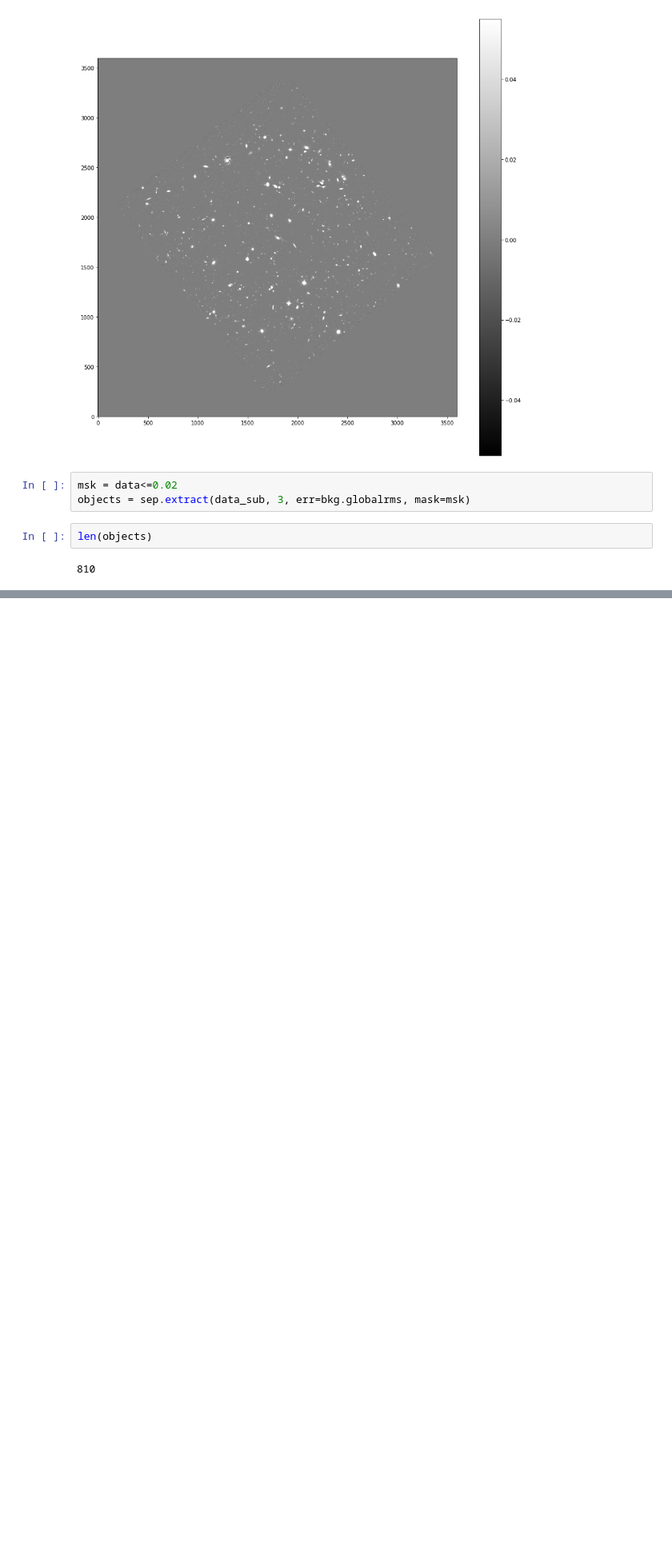
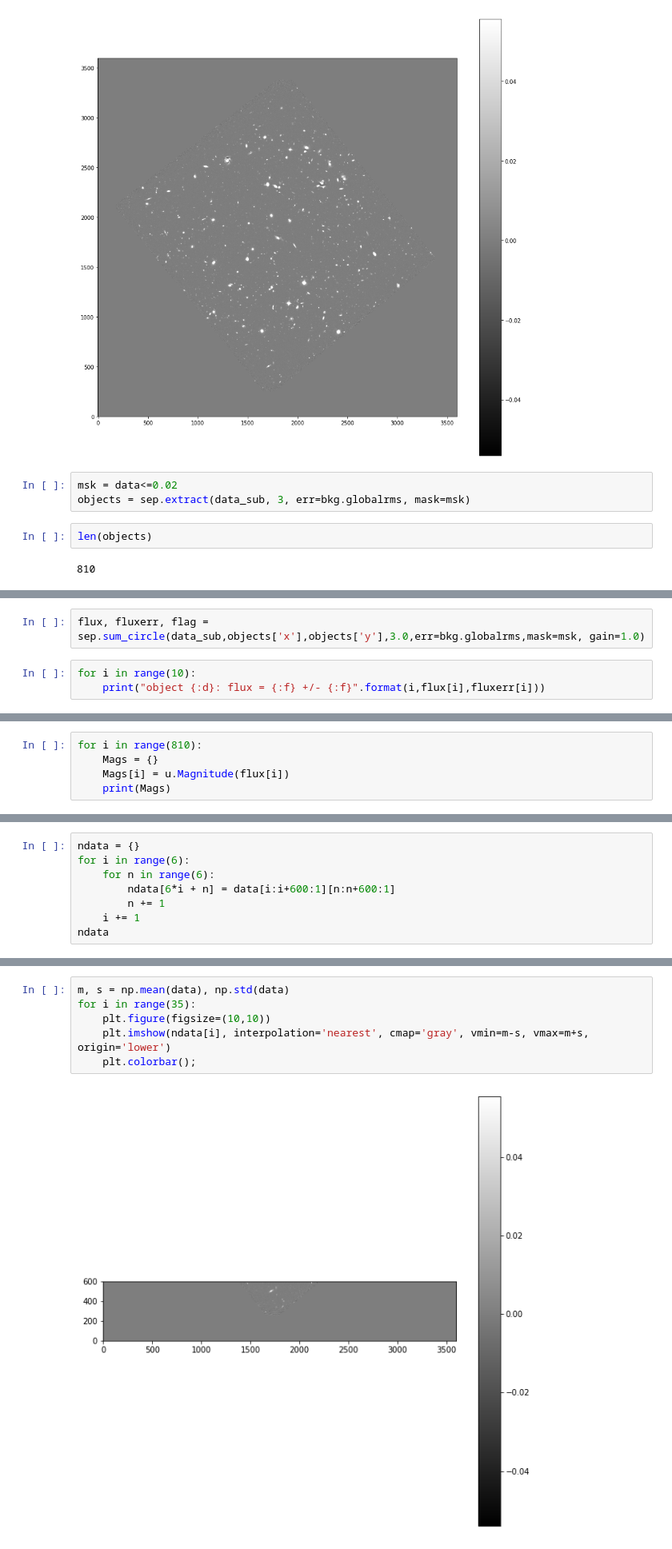
Before and after one commit to tiseever/ASTR_119_Final_Project, a Jupyter notebook: Test_Source_Detection.ipynb, the cells around one changed output, grey strips where cells are left out. Shown at 80% size. Saved outputs shown, nothing was run; the diff lists cells and outputs as text; blank space fills up the shorter version.

```diff
--- a/Test_Source_Detection.ipynb
+++ b/Test_Source_Detection.ipynb
@@ -80,0 +83,5 @@ for i in range(len(objects)):
+# %%
+flux, fluxerr, flag = sep.sum_circle(data_sub,objects['x'],objects['y'],3.0,err=bkg.globalrms,mask=msk, gain=1.0)
+# %%
+for i in range(10):
+    print("object {:d}: flux = {:f} +/- {:f}".format(i,flux[i],fluxerr[i]))
@@ -80,0 +99,5 @@ for i in range(len(objects)):
+# %%
+for i in range(810):
+    Mags = {}
+    Mags[i] = u.Magnitude(flux[i])
+    print(Mags)
@@ -80,0 +130,8 @@ for i in range(len(objects)):
+# %%
+ndata = {}
+for i in range(6):
+    for n in range(6):
+        ndata[6*i + n] = data[i:i+600:1][n:n+600:1]
+        n += 1
+    i += 1
+ndata
@@ -80,0 +156,8 @@ for i in range(len(objects)):
+# %%
+m, s = np.mean(data), np.std(data)
+for i in range(35):
+    plt.figure(figsize=(10,10))
+    plt.imshow(ndata[i], interpolation='nearest', cmap='gray', vmin=m-s, vmax=m+s, origin='lower')
+    plt.colorbar();
+# %% [output]
+[figure, added]
```
Also changed, not shown: parts of 8 cells of this notebook, 1 other file.
